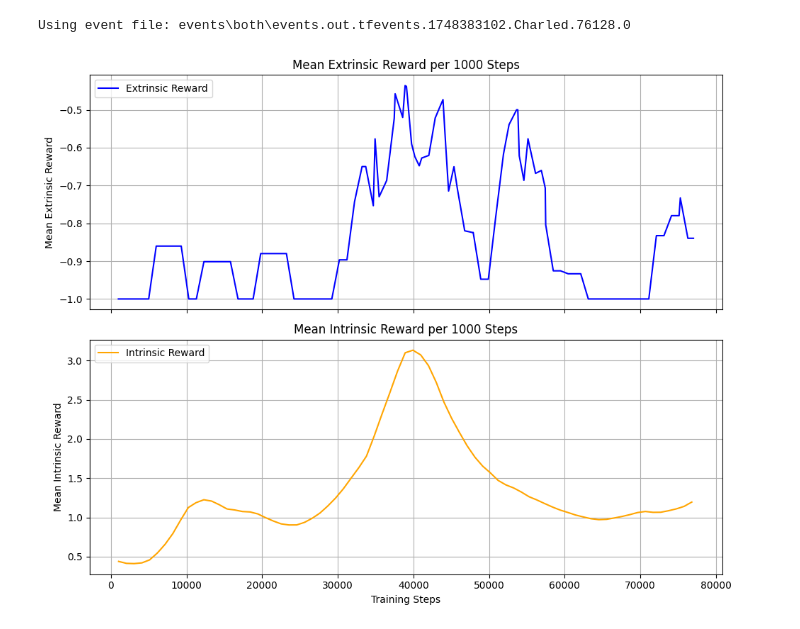
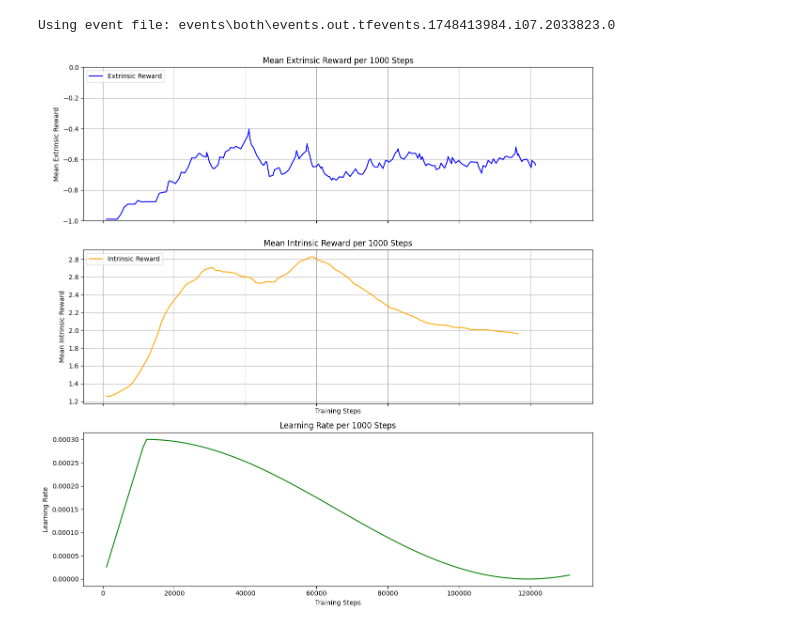
Before and after one commit to usercharly123/VI_Curiosity_Project, a Jupyter notebook: Pyramid/Plots.ipynb, the cells around one changed output. Cells and saved outputs as stored; diff of their text form; code cells hidden in the pictures.

Commit message:
up ppo300 and boolean learning rate

```diff
--- a/Pyramid/Plots.ipynb
+++ b/Pyramid/Plots.ipynb
@@ -18,7 +18,7 @@ def plot_last_event_rewards(reward_mode='both'):
     if len(event_files) < 2:
         print(f"Not enough event files found in {event_dir}")
         return
-    event_path = sorted(event_files, key=os.path.getctime)[-2]
+    event_path = sorted(event_files, key=os.path.getctime)[-1]
     print(f"Using event file: {event_path}")
 
     # Load TensorBoard event data
@@ -28,43 +28,54 @@ def plot_last_event_rewards(reward_mode='both'):
     # Extract scalar data
     extr_events = ea.Scalars('Mean_extr_reward_per_1000_steps')
     intr_events = ea.Scalars('Mean_intr_reward_per_1000_steps')
+    lr_events = ea.Scalars('Learning_Rate')
 
     # Convert to lists
     steps_extr = [e.step for e in extr_events]
     values_extr = [e.value for e in extr_events]
     steps_intr = [e.step for e in intr_events]
     values_intr = [e.value for e in intr_events]
+    lr_values = [e.value for e in lr_events]
+    steps_lr = [e.step for e in lr_events]
 
     # COnvert to a running average
-    def running_average(values, window_size=5):
+    def running_average(values, window_size=15):
         return [sum(values[i:i + window_size]) / window_size for i in range(len(values) - window_size + 1)]
     values_extr = running_average(values_extr)
     values_intr = running_average(values_intr)
     steps_extr = steps_extr[:len(values_extr)]
     steps_intr = steps_intr[:len(values_intr)]
 
     # Plot with two subplots
-    fig, axs = plt.subplots(2, 1, figsize=(10, 8), sharex=True)
+    fig, axs = plt.subplots(3, 1, figsize=(12, 12), sharex=True)
 
     # Extrinsic reward subplot
     axs[0].plot(steps_extr, values_extr, label='Extrinsic Reward', color='blue')
     axs[0].set_ylabel('Mean Extrinsic Reward')
     axs[0].set_title('Mean Extrinsic Reward per 1000 Steps')
     axs[0].grid(True)
     axs[0].legend(loc='upper left')
+    # Put the yscale between 0 and 1
+    axs[0].set_ylim(-1, 0)
 
     # Intrinsic reward subplot
     axs[1].plot(steps_intr, values_intr, label='Intrinsic Reward', color='orange')
     axs[1].set_xlabel('Training Steps')
     axs[1].set_ylabel('Mean Intrinsic Reward')
     axs[1].set_title('Mean Intrinsic Reward per 1000 Steps')
     axs[1].grid(True)
     axs[1].legend(loc='upper left')
 
+    # Learning rate subplot
+    axs[2].plot(steps_lr, lr_values, label='Learning Rate', color='green')
+    axs[2].set_xlabel('Training Steps')
+    axs[2].set_ylabel('Learning Rate')
+    axs[2].set_title('Learning Rate per 1000 Steps')
+
     plt.tight_layout()
     plt.show()
 
 plot_last_event_rewards('both')        # or 'intrinsic', 'extrinsic'
 # %% [output]
-Using event file: events\both\events.out.tfevents.1748383102.Charled.76128.0
+Using event file: events\both\events.out.tfevents.1748413984.i07.2033823.0
-[figure, old version]
+[figure, new version]
```
Also changed, not shown: parts of 1 cell of this notebook, 3 other files.
